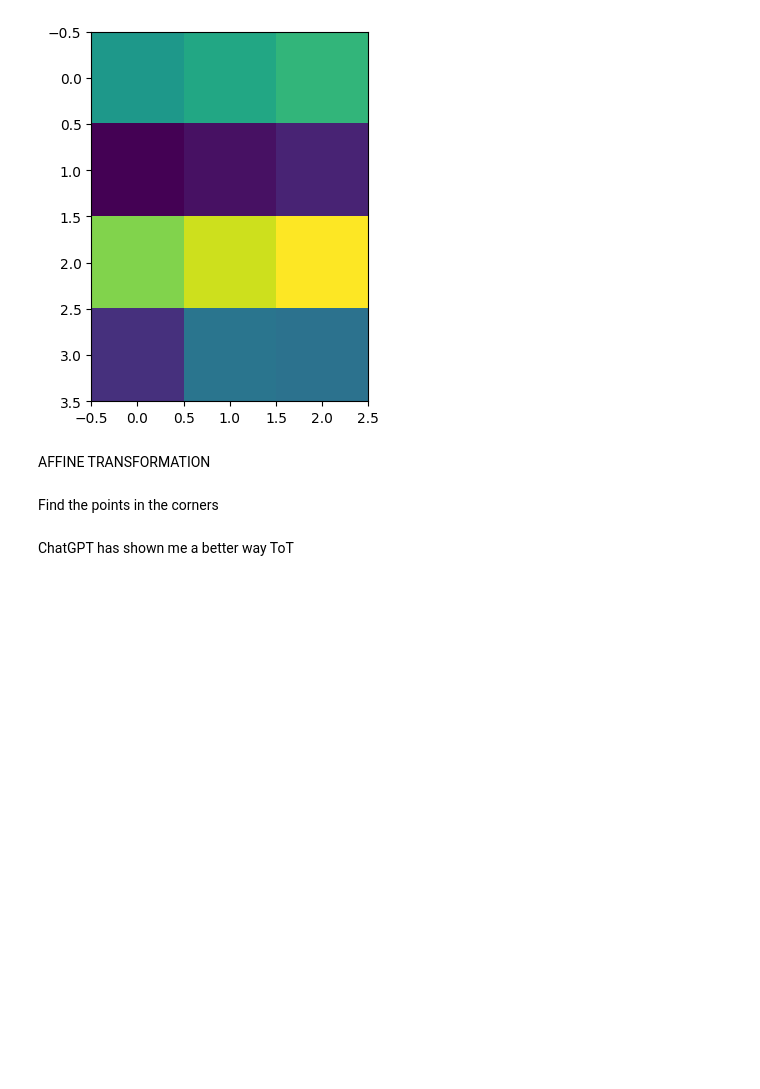
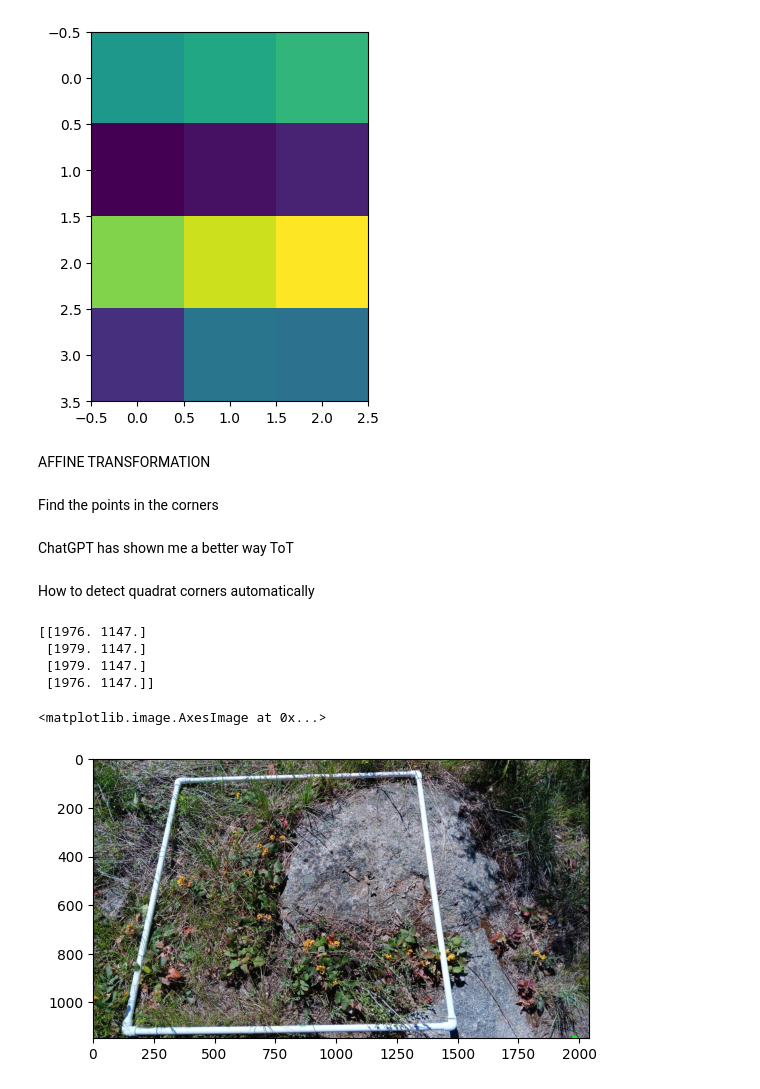
Before and after one commit to dustydells/mtech_reu_plants, a Jupyter notebook: sandbox.ipynb, the cells around one changed output. Saved outputs shown, nothing was run; the diff lists cells and outputs as text; code cells hidden in the pictures; blank space fills up the shorter version.

Commit message:
all the points getting returned are the same. Need to find out why

```diff
--- a/sandbox.ipynb
+++ b/sandbox.ipynb
@@ -1023,3 +1025,71 @@ cv2.imshow('affine transform', img_transformed)
 
 cv2.waitKey(0)
 cv2.destroyAllWindows()
+# %% [markdown]
+How to detect quadrat corners automatically
+# %%
+# Load in the image with the rock in it
+img = cv2.imread('test_photos/image_1.jpg')
+
+# Get a grayscale image
+img_gray = cv2.cvtColor(img, cv2.COLOR_BGR2GRAY)
+
+# Denoise with median filter
+img_denoised = ndimage.median_filter(img_gray, 3)
+
+# Apply canny edge detection
+edges = cv2.Canny(img_denoised, threshold1=50, threshold2=150)
+
+plt.imshow(edges)
+
+# Find contours in the edge-detected image
+contours, _ = cv2.findContours(edges, cv2.RETR_EXTERNAL, cv2.CHAIN_APPROX_SIMPLE)
+
+
+# Function to order points in clockwise order
+def order_points(pts):
+    rect = np.zeros((4, 2), dtype="float32")
+    s = pts.sum(axis=1)
+    rect[0] = pts[np.argmin(s)]
+    rect[2] = pts[np.argmax(s)]
+
+    diff = np.diff(pts, axis=1)
+    rect[1] = pts[np.argmin(diff)]
+    rect[3] = pts[np.argmax(diff)]
+    return rect
+
+
+# Loop over the contours to find the quadrat
+for contour in contours:
+    # Approximate the contour to a polygon
+    epsilon = 0.02 * cv2.arcLength(contour, True)
+    approx = cv2.approxPolyDP(contour, epsilon, True)
+
+    # If the approximated contour has 4 points, we can assume it's our quadrat
+    if len(approx) == 4:
+        quadrat_corners = approx.reshape(4, 2)
+        quadrat_corners = order_points(quadrat_corners)
+        break
+
+# Draw the detected corners on the image
+for point in quadrat_corners:
+    # Convert point coordinates into integers
+    point_1 = int(point[0])
+    point_2 = int(point[1])
+    cv2.circle(img, (point_1, point_2), 10, (0, 255, 0), -1)
+    # print(point_1, point_2)
+
+plt.imshow(cv2.cvtColor(img, cv2.COLOR_BGR2RGB))
+
+
+# cv2.imshow('img', edges)
+
+# cv2.waitKey(0)
+# cv2.destroyAllWindows()
+# %% [output]
+[[1976. 1147.]
+ [1979. 1147.]
+ [1979. 1147.]
+ [1976. 1147.]]
+<matplotlib.image.AxesImage at 0x...>
+[figure, added]
```
Also changed, not shown: parts of 1 cell of this notebook.
